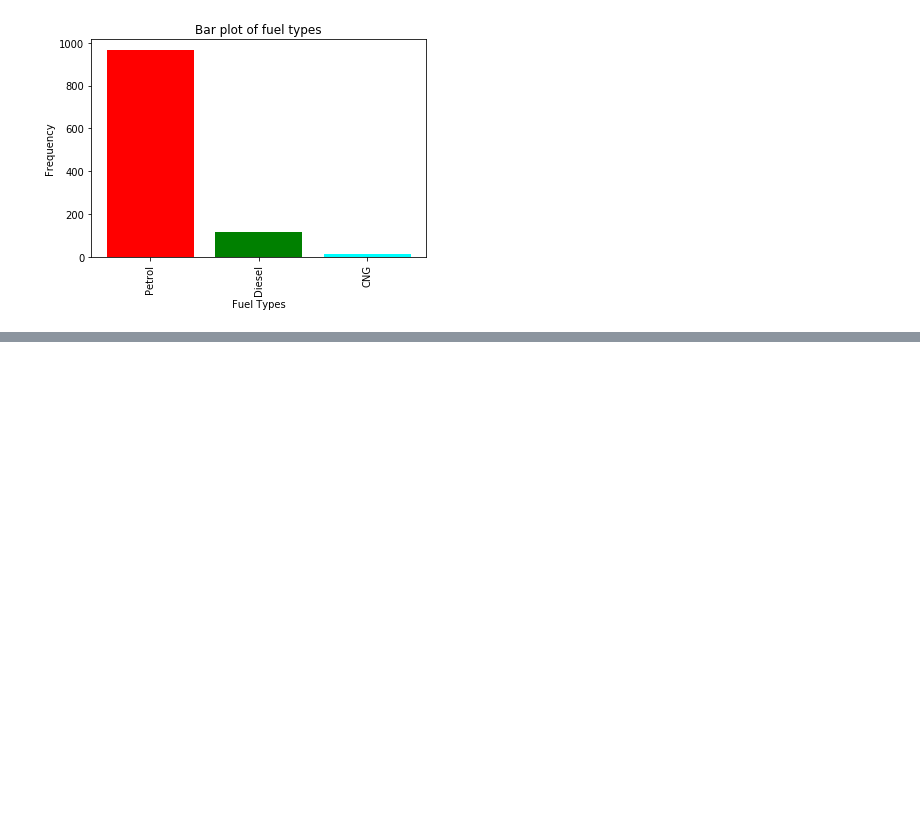
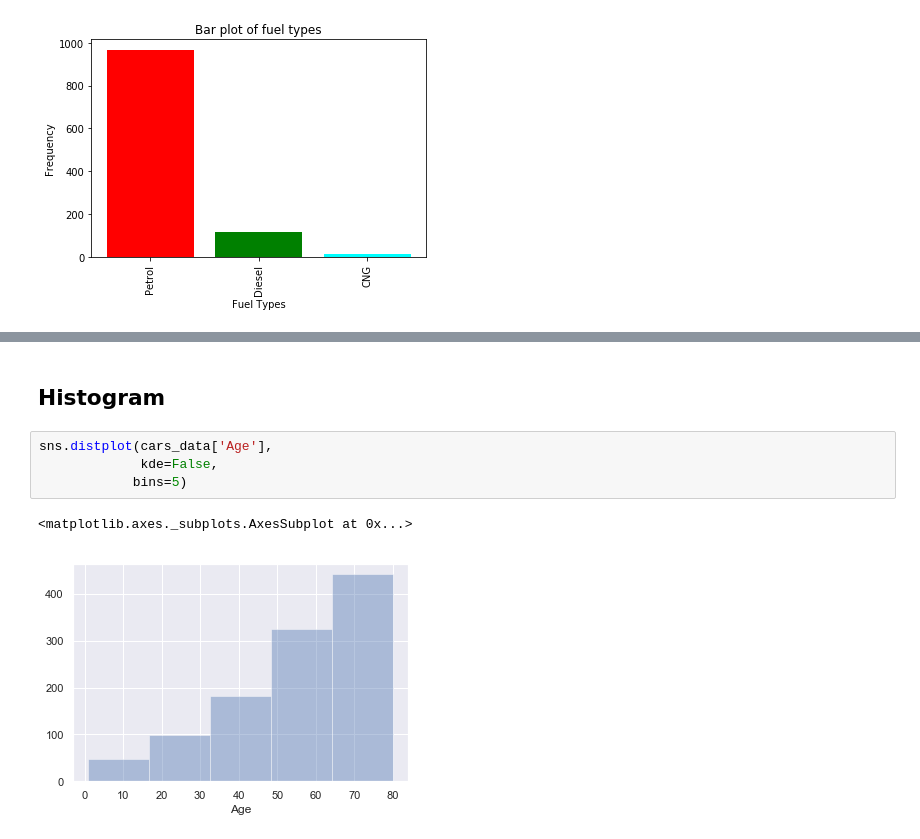
Before and after one commit to gshanbhag525/Programming-Knowledge-, a Jupyter notebook: Data Visualization in Data Science.ipynb, the cells around one changed output, grey strips where cells are left out. Saved outputs shown, nothing was run; the diff lists cells and outputs as text; blank space fills up the shorter version.

```diff
--- a/Data Visualization in Data Science.ipynb
+++ b/Data Visualization in Data Science.ipynb
@@ -96,0 +121,9 @@ plt.xticks(index, fueltype, rotation=90)
+# %% [markdown]
+## Histogram
+# %%
+sns.distplot(cars_data['Age'],
+             kde=False,
+            bins=5)
+# %% [output]
+<matplotlib.axes._subplots.AxesSubplot at 0x...>
+[figure, added]
```
Also changed, not shown: parts of 23 cells of this notebook.
